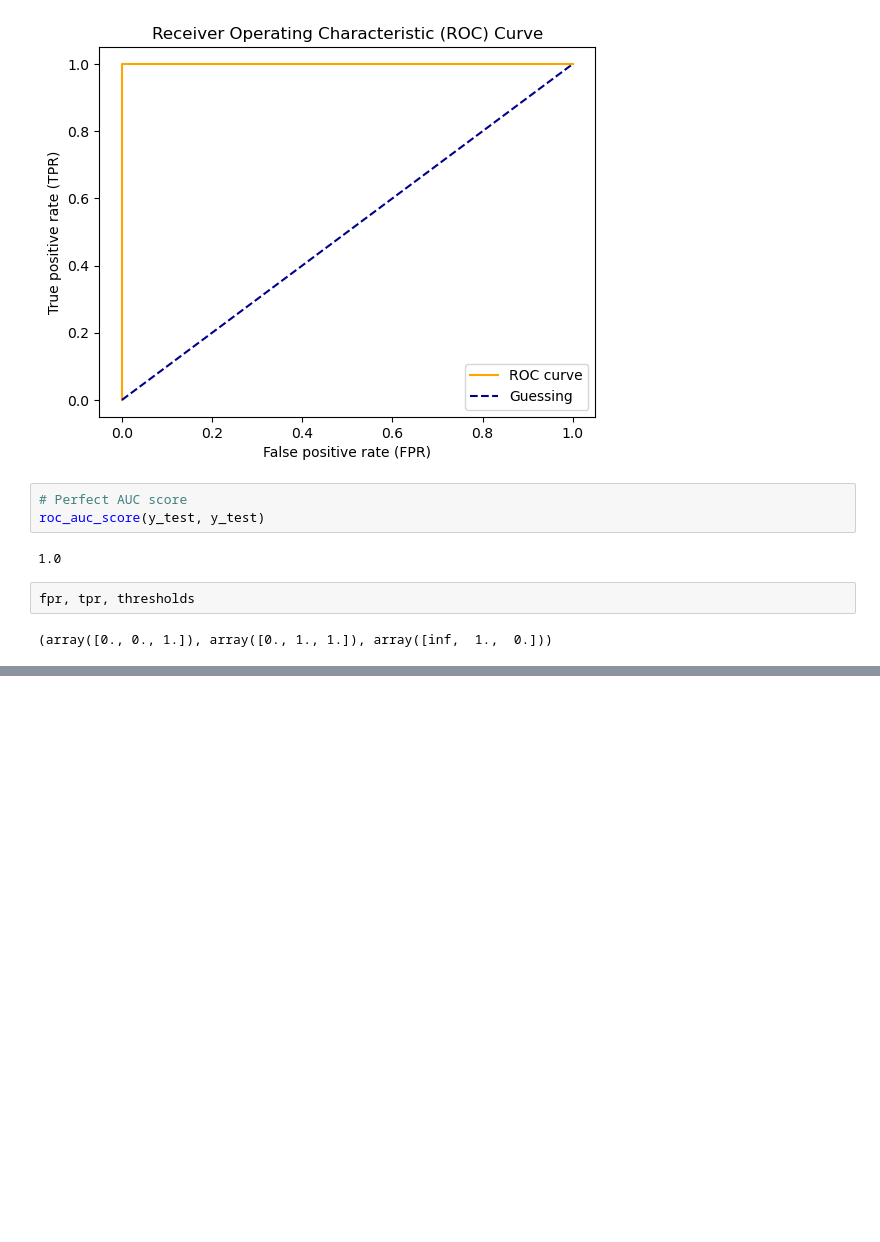
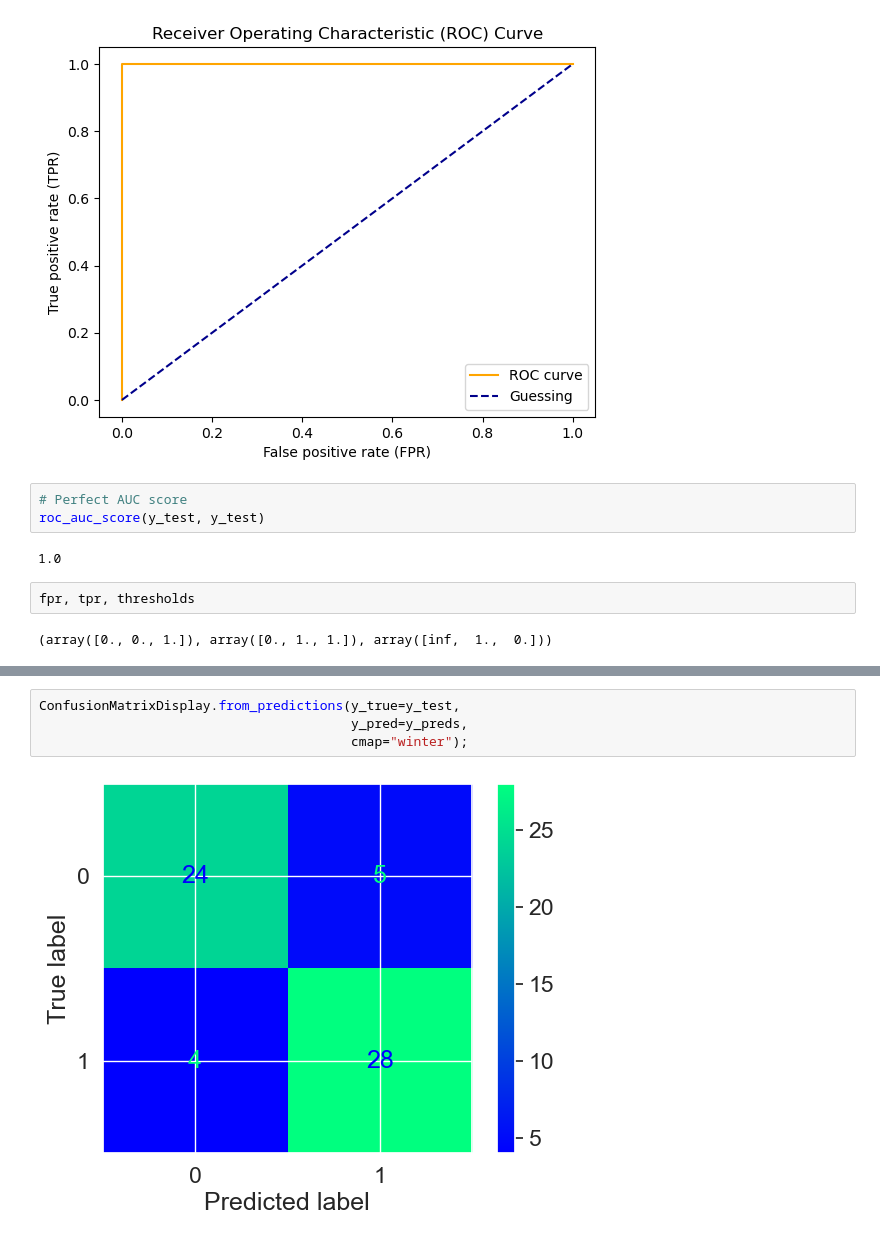
Before and after one commit to Eakempreet/Learning-ML, a Jupyter notebook: Scikit-Learn/scikit-learn-basic(1).ipynb, the cells around one changed output, grey strips where cells are left out. Saved outputs shown, nothing was run; the diff lists cells and outputs as text; blank space fills up the shorter version.

```diff
--- a/Scikit-Learn/scikit-learn-basic(1).ipynb
+++ b/Scikit-Learn/scikit-learn-basic(1).ipynb
@@ -3420,0 +3562,6 @@ fpr, tpr, thresholds
+# %%
+ConfusionMatrixDisplay.from_predictions(y_true=y_test,
+                                        y_pred=y_preds,
+                                        cmap="winter");
+# %% [output]
+[figure, added]
```
Also changed, not shown: parts of 24 cells of this notebook, 2 other files.
